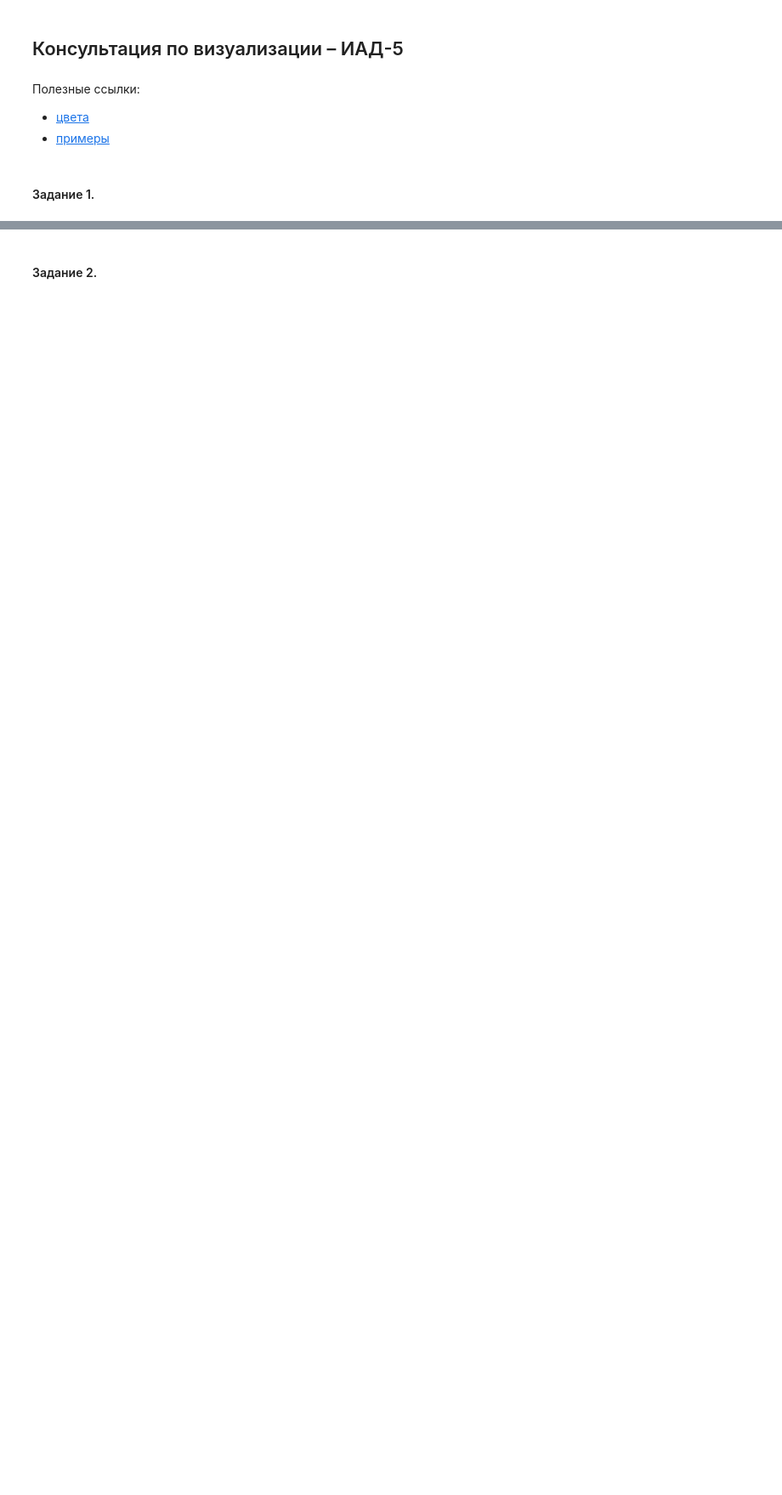
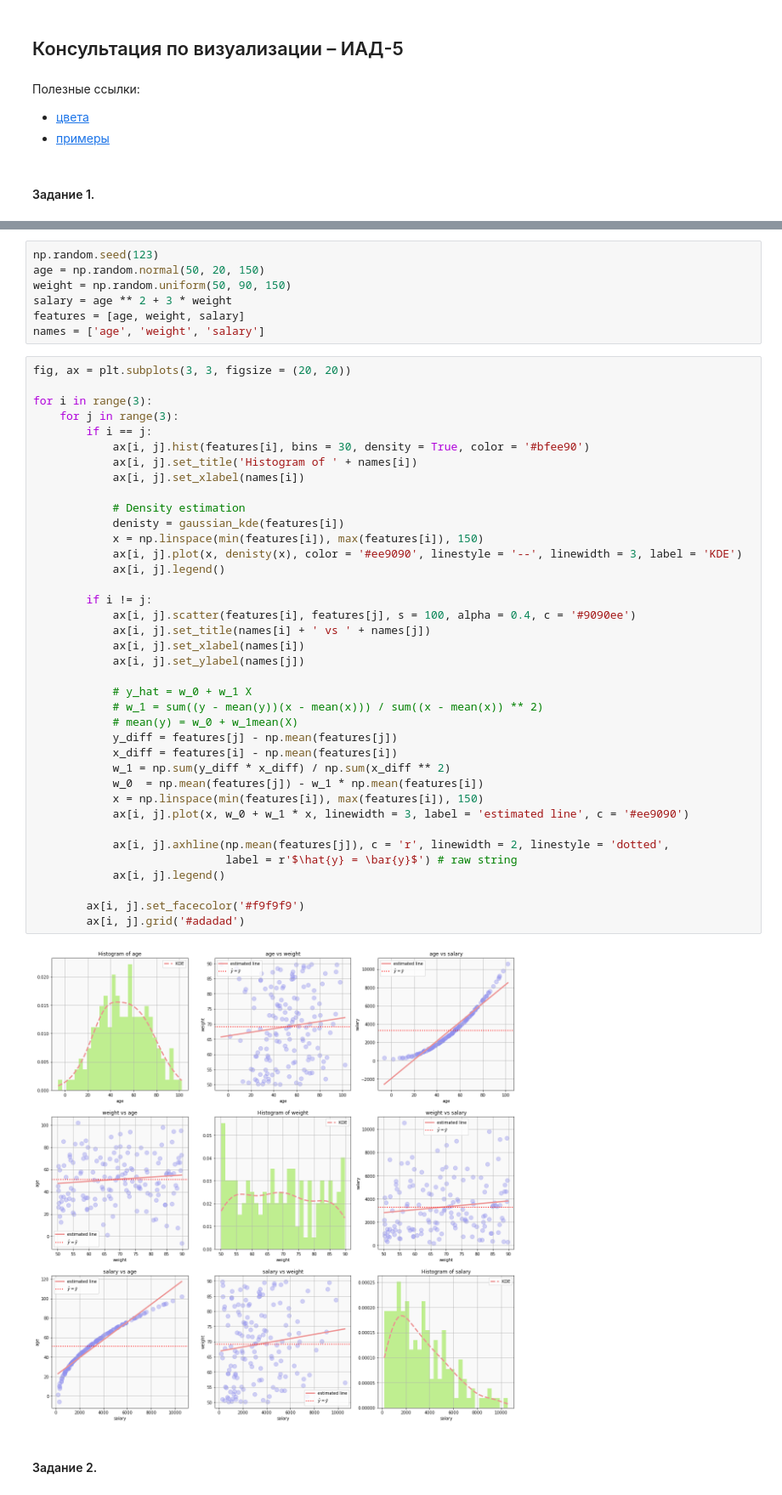
Before and after one commit to V-Marco/hse_iad5_2021, a Jupyter notebook: misc/vis_cons/matplotlib_cons.ipynb, the cells around one changed output, grey strips where cells are left out. Shown: that part at 85% size. Saved outputs shown, nothing was run; the diff lists cells and outputs as text; blank space fills up the shorter version.

```diff
--- a/misc/vis_cons/matplotlib_cons.ipynb
+++ b/misc/vis_cons/matplotlib_cons.ipynb
@@ -12,2 +14,49 @@
+# %%
+np.random.seed(123)
+age = np.random.normal(50, 20, 150)
+weight = np.random.uniform(50, 90, 150)
+salary = age ** 2 + 3 * weight
+features = [age, weight, salary]
+names = ['age', 'weight', 'salary']
+# %%
+fig, ax = plt.subplots(3, 3, figsize = (20, 20))
+
+for i in range(3):
+    for j in range(3):
+        if i == j:
+            ax[i, j].hist(features[i], bins = 30, density = True, color = '#bfee90')
+            ax[i, j].set_title('Histogram of ' + names[i])
+            ax[i, j].set_xlabel(names[i])
+
+            # Density estimation
+            denisty = gaussian_kde(features[i])
+            x = np.linspace(min(features[i]), max(features[i]), 150)
+            ax[i, j].plot(x, denisty(x), color = '#ee9090', linestyle = '--', linewidth = 3, label = 'KDE')
+            ax[i, j].legend()
+
+        if i != j:
+            ax[i, j].scatter(features[i], features[j], s = 100, alpha = 0.4, c = '#9090ee')
+            ax[i, j].set_title(names[i] + ' vs ' + names[j])
+            ax[i, j].set_xlabel(names[i])
+            ax[i, j].set_ylabel(names[j])
+
+            # y_hat = w_0 + w_1 X
+            # w_1 = sum((y - mean(y))(x - mean(x))) / sum((x - mean(x)) ** 2)
+            # mean(y) = w_0 + w_1mean(X)
+            y_diff = features[j] - np.mean(features[j])
+            x_diff = features[i] - np.mean(features[i])
+            w_1 = np.sum(y_diff * x_diff) / np.sum(x_diff ** 2)
+            w_0  = np.mean(features[j]) - w_1 * np.mean(features[i])
+            x = np.linspace(min(features[i]), max(features[i]), 150)
+            ax[i, j].plot(x, w_0 + w_1 * x, linewidth = 3, label = 'estimated line', c = '#ee9090')
+
+            ax[i, j].axhline(np.mean(features[j]), c = 'r', linewidth = 2, linestyle = 'dotted',
+                             label = r'$\hat{y} = \bar{y}$') # raw string
+            ax[i, j].legend()
+
+        ax[i, j].set_facecolor('#f9f9f9')
+        ax[i, j].grid('#adadad')
+# %% [output]
+[figure, added]
 # %% [markdown]
 #### Задание 2.
```
Also changed, not shown: parts of 16 cells of this notebook, 1 other file.
